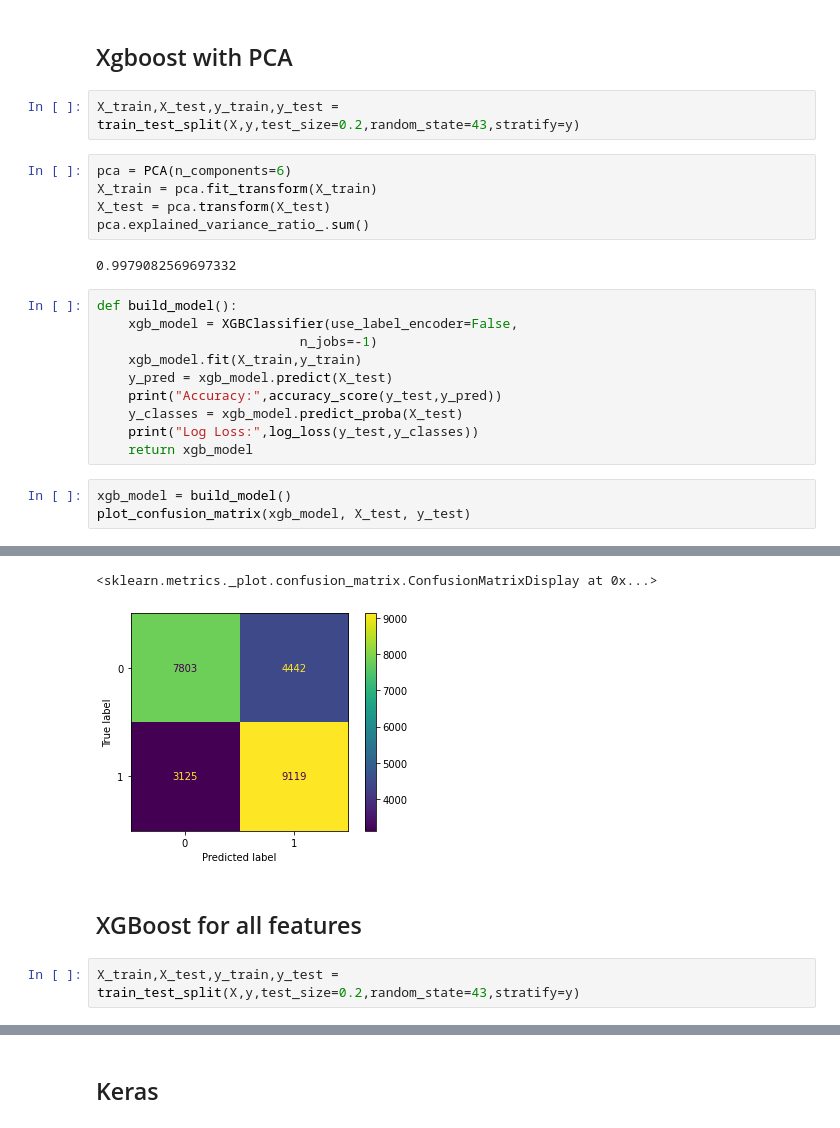
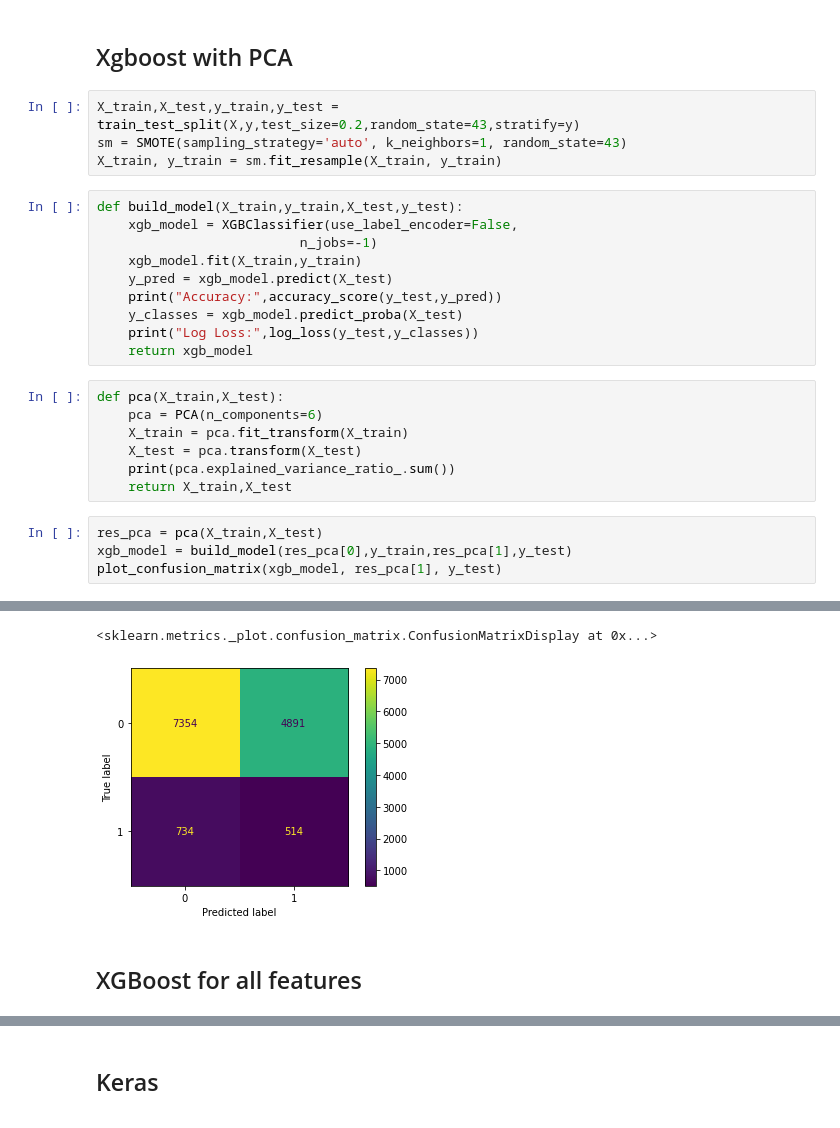
Before and after one commit to rparthas/data, a Jupyter notebook: zoomcamp/finalterm/model.ipynb, the cells around one changed output, grey strips where cells are left out. Cells and saved outputs as stored; diff of their text form.

```diff
--- a/zoomcamp/finalterm/model.ipynb
+++ b/zoomcamp/finalterm/model.ipynb
@@ -241,24 +234,27 @@ X, y = sm.fit_resample(X, y)
 ## Xgboost with PCA
 # %%
 X_train,X_test,y_train,y_test = train_test_split(X,y,test_size=0.2,random_state=43,stratify=y)
+sm = SMOTE(sampling_strategy='auto', k_neighbors=1, random_state=43)
+X_train, y_train = sm.fit_resample(X_train, y_train)
+# %%
+def build_model(X_train,y_train,X_test,y_test):
+    xgb_model = XGBClassifier(use_label_encoder=False,
+                          n_jobs=-1)
+    xgb_model.fit(X_train,y_train)
+    y_pred = xgb_model.predict(X_test)
+    print("Accuracy:",accuracy_score(y_test,y_pred))
+    y_classes = xgb_model.predict_proba(X_test)
+    print("Log Loss:",log_loss(y_test,y_classes))
+    return xgb_model
 # %%
-pca = PCA(n_components=6)
-X_train = pca.fit_transform(X_train)
-X_test = pca.transform(X_test)
-pca.explained_variance_ratio_.sum()
+def pca(X_train,X_test):
+    pca = PCA(n_components=6)
+    X_train = pca.fit_transform(X_train)
+    X_test = pca.transform(X_test)
+    print(pca.explained_variance_ratio_.sum())
+    return X_train,X_test
-# %% [output]
-0.9979082569697332
-# %%
-def build_model():
-    xgb_model = XGBClassifier(use_label_encoder=False,
-                          n_jobs=-1)
-    xgb_model.fit(X_train,y_train)
-    y_pred = xgb_model.predict(X_test)
-    print("Accuracy:",accuracy_score(y_test,y_pred))
-    y_classes = xgb_model.predict_proba(X_test)
-    print("Log Loss:",log_loss(y_test,y_classes))
-    return xgb_model
 # %%
-xgb_model = build_model()
-plot_confusion_matrix(xgb_model, X_test, y_test)
+res_pca = pca(X_train,X_test)
+xgb_model = build_model(res_pca[0],y_train,res_pca[1],y_test)
+plot_confusion_matrix(xgb_model, res_pca[1], y_test)
 # %% [output]
@@ -268,7 +265,5 @@ Log Loss: 0.5877435677128746
 <sklearn.metrics._plot.confusion_matrix.ConfusionMatrixDisplay at 0x...>
-[figure, old version]
+[figure, new version]
 # %% [markdown]
 ## XGBoost for all features
-# %%
-X_train,X_test,y_train,y_test = train_test_split(X,y,test_size=0.2,random_state=43,stratify=y)
 # %%
```
Also changed, not shown: parts of 23 cells of this notebook, 5 other files.
